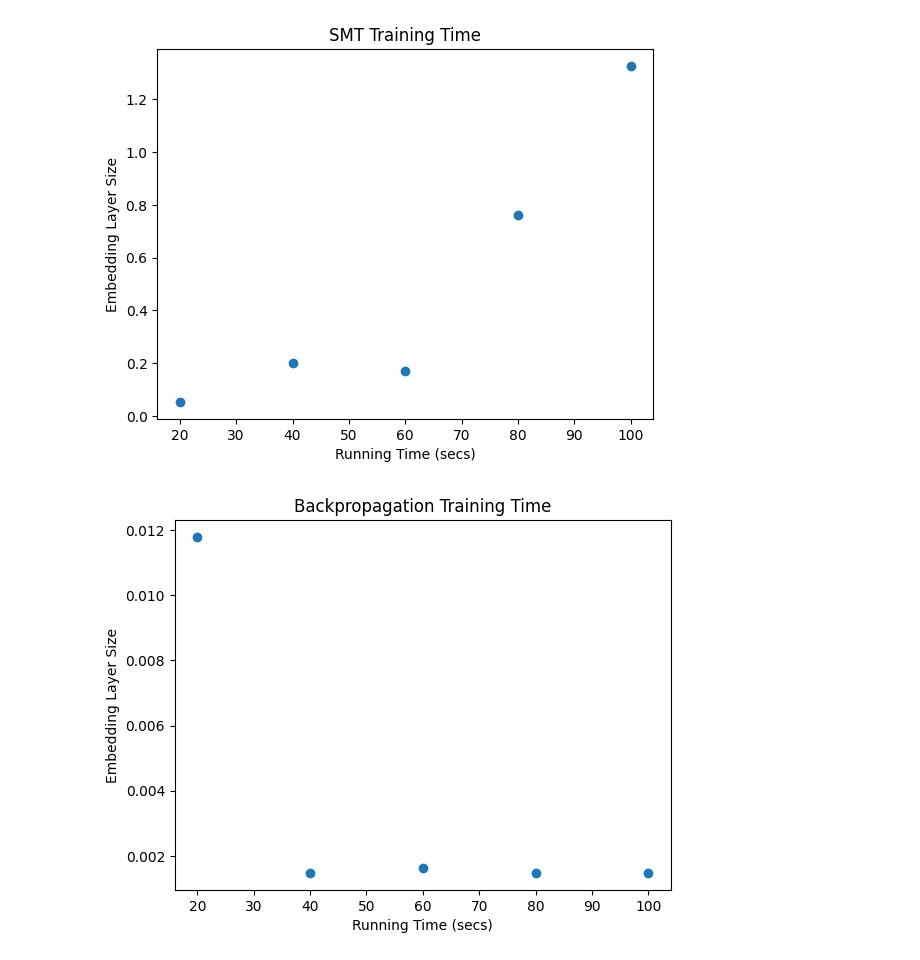
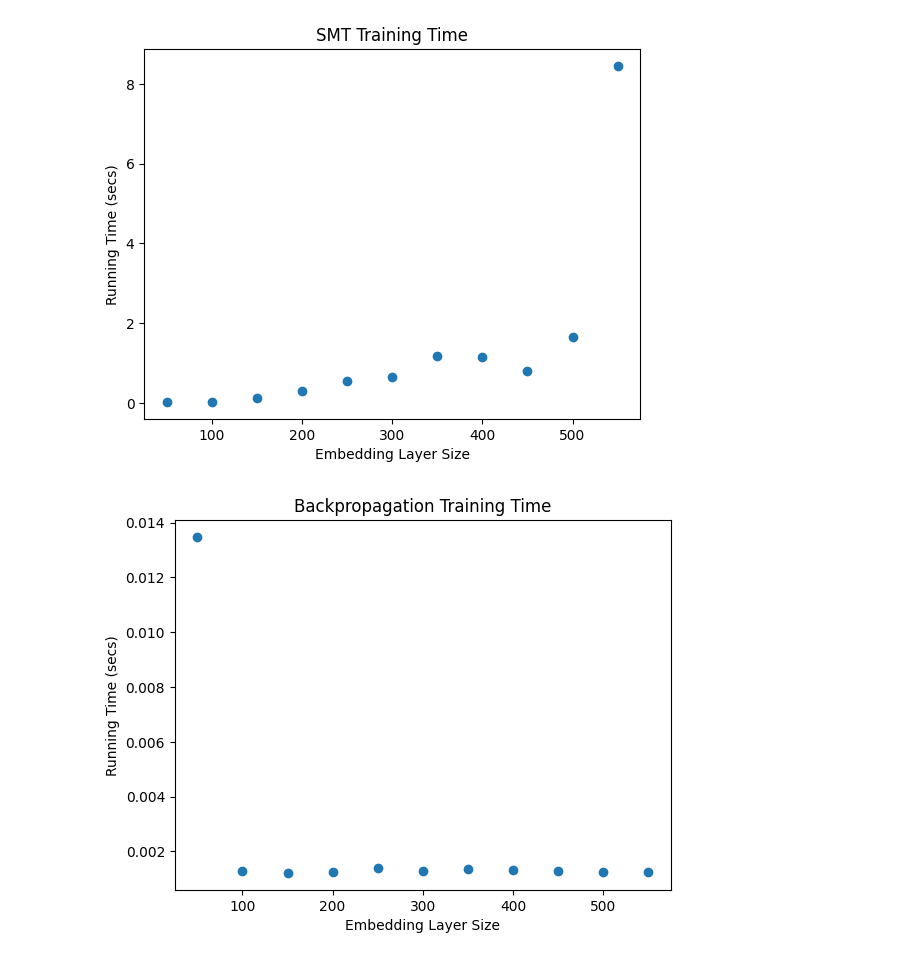
Before and after one commit to charles-ison/smt_solvers_for_neural_network_training, a Jupyter notebook: training.ipynb, the cells around one changed output. Cells and saved outputs as stored; diff of their text form; code cells hidden in the pictures.

```diff
--- a/training.ipynb
+++ b/training.ipynb
@@ -121,7 +120,7 @@ def test(model, all_data, labels, criterion):
 
     for (data, label) in zip(all_data, labels):
         output = model(data)
-        prediction = 1 if output > 0 else 0
+        prediction = torch.argmax(output.data)
 
         loss = criterion(output, label)
         num_correct += (label == prediction)
@@ -138,14 +137,12 @@ device = torch.device('cuda' if torch.cuda.is_available() else 'cpu')
 points = torch.tensor([[-1.0, -1.0, -1.0], [1.0, -1.0, -1.0], [-1.0, 1.0, -1.0], [-1.0, -1.0, 1.0],
                        [1.0, 1.0, 1.0], [-1.0, 1.0, 1.0], [1.0, -1.0, 1.0], [1.0, 1.0, -1.0],])
 
-labels = torch.tensor([0.0, 1.0, 0.0, 0.0, 1.0, 0.0, 1.0, 1.0], requires_grad=True)
+labels = torch.tensor([0, 1, 0, 0, 1, 0, 1, 1])
 
-#TODO: use cross entropy
-criterion = nn.BCEWithLogitsLoss()
-num_epochs = 1000
+criterion = nn.CrossEntropyLoss()
+num_epochs = 100
 # %%
-embedding_sizes = [20, 40, 60, 80, 100]
-#embedding_sizes = [50, 100, 150, 200]
+embedding_sizes = [10, 20, 30, 40, 50, 60, 70, 80, 90, 100, 110]
 smt_times = []
 backpropagation_times = []
 
@@ -189,16 +183,19 @@ testing accuracy: 1.0 and loss: 0.16918311048357282
+# %%
+for i in range(len(embedding_sizes)):
+    embedding_sizes[i] = 3 * embedding_sizes[i] + 2 * embedding_sizes[i]
 # %%
 plt.scatter(embedding_sizes, smt_times)
 plt.title("SMT Training Time")
-plt.xlabel("Running Time (secs)")
-plt.ylabel("Embedding Layer Size")
+plt.xlabel("Embedding Layer Size")
+plt.ylabel("Running Time (secs)")
 plt.show()
 # %% [output]
-[figure, old version]
+[figure, new version]
 # %%
 plt.scatter(embedding_sizes, backpropagation_times)
 plt.title("Backpropagation Training Time")
-plt.xlabel("Running Time (secs)")
-plt.ylabel("Embedding Layer Size")
+plt.xlabel("Embedding Layer Size")
+plt.ylabel("Running Time (secs)")
 plt.show()
 # %% [output]
-[figure, old version]
+[figure, new version]
```
Also changed, not shown: parts of 5 cells of this notebook.
